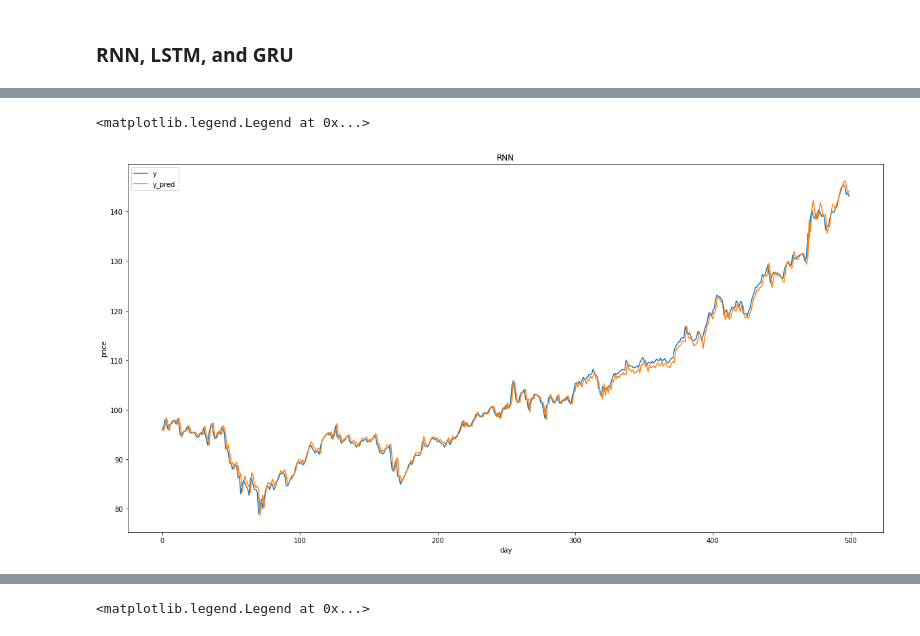
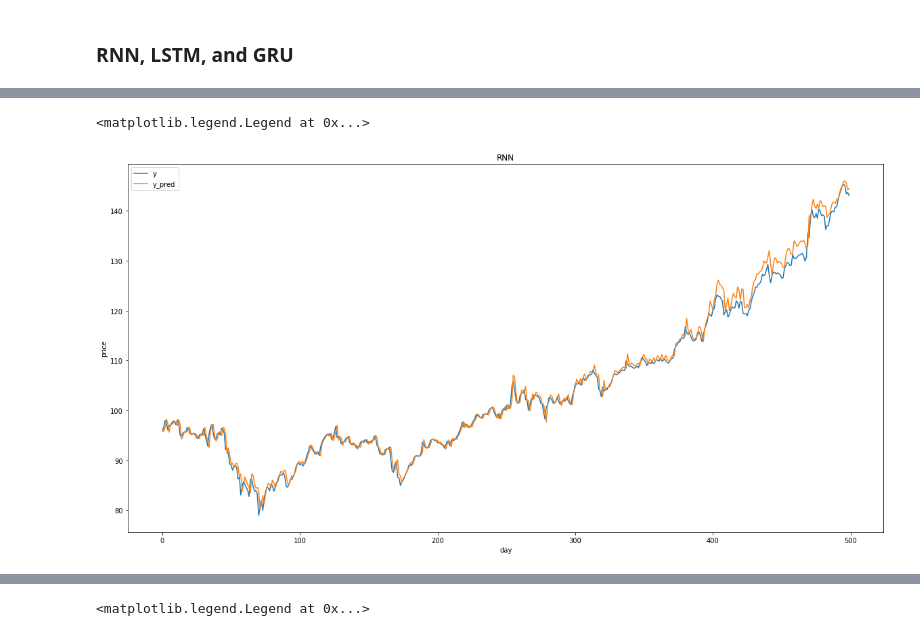
Before and after one commit to xiaoshaoyc/CSCI-4962, a Jupyter notebook: CSCI_4962_hw4.ipynb, the cells around one changed output, grey strips where cells are left out. Saved outputs shown, nothing was run; the diff lists cells and outputs as text; code cells hidden in the pictures.

```diff
--- a/CSCI_4962_hw4.ipynb
+++ b/CSCI_4962_hw4.ipynb
@@ -242,11 +245,14 @@ def train(epoch, m, loss_fn, optimizer, trainloader, valloader=None):
   loss_list = []
   val_loss_list = []
   val_loss = 0.
-  best_model = m.state_dict()
+  best_model = copy.deepcopy(m.state_dict())
   best_val_loss = 0xFFFFFFFF
   best_epoch = 200
+  total_time = 0.
   for i in pbar:
     sub_loss_list = []
+
+    start = time.time()
     for x, y in trainloader:
       x = x.to(device)
       y = y.to(device)
@@ -261,6 +267,9 @@ def train(epoch, m, loss_fn, optimizer, trainloader, valloader=None):
       loss.backward()
       optimizer.step()
 
+    end = time.time()
+
+    total_time =+ (end - start)
     epoch_loss = sum(sub_loss_list) / len(sub_loss_list)
     loss_list.append(epoch_loss)
 
@@ -268,12 +277,12 @@ def train(epoch, m, loss_fn, optimizer, trainloader, valloader=None):
       val_loss = val(m, loss_fn, valloader)
       pbar.set_description(f'val_loss={val_loss:.4} loss={loss_num:.4}')
       val_loss_list.append(val_loss)
-      if (epoch > best_epoch) and (val_loss < best_val_loss):
-        best_epoch = epoch
+      if (i > best_epoch) and (val_loss < best_val_loss):
+        best_epoch = i
         best_val_loss = val_loss
-        best_model = m.state_dict()
+        best_model = copy.deepcopy(m.state_dict())
 
-  print(f'train finished. Best model at epoch={best_epoch} with val_loss={best_val_loss}')
+  print(f'train finished in {total_time}s. Best model at epoch={best_epoch} with val_loss={best_val_loss}')
   m.load_state_dict(best_model)
   return loss_list, val_loss_list
 # %% [markdown]
@@ -397,7 +406,7 @@ loss_fn = nn.MSELoss()
 # %%
 model1 = RNNNetwork().to(device)
 loss_fn = nn.MSELoss()
-optimizer = optim.Adam(model1.parameters(), lr=0.01, betas=(0.9,0.9), eps=1e-8, weight_decay=0.001)
+optimizer = optim.Adam(model1.parameters(), lr=0.01, betas=(0.9,0.9), eps=1e-8, weight_decay=0.002)
 dataloader = DataLoader(dataset, batch_size=len(dataset), shuffle=True)
 valloader = DataLoader(valset, batch_size=len(valset), shuffle=False)
 loss_list1, _ = train(500, model1, loss_fn, optimizer, dataloader, valloader)
@@ -422,5 +431,5 @@ train finished. Best model at epoch=500 with val_loss=20426.6640625
 <matplotlib.legend.Legend at 0x...>
-[figure, old version]
+[figure, new version]
 # %%
 model2 = LstmNetwork().to(device)
 loss_fn = nn.MSELoss()
```
Also changed, not shown: parts of 12 cells of this notebook.
